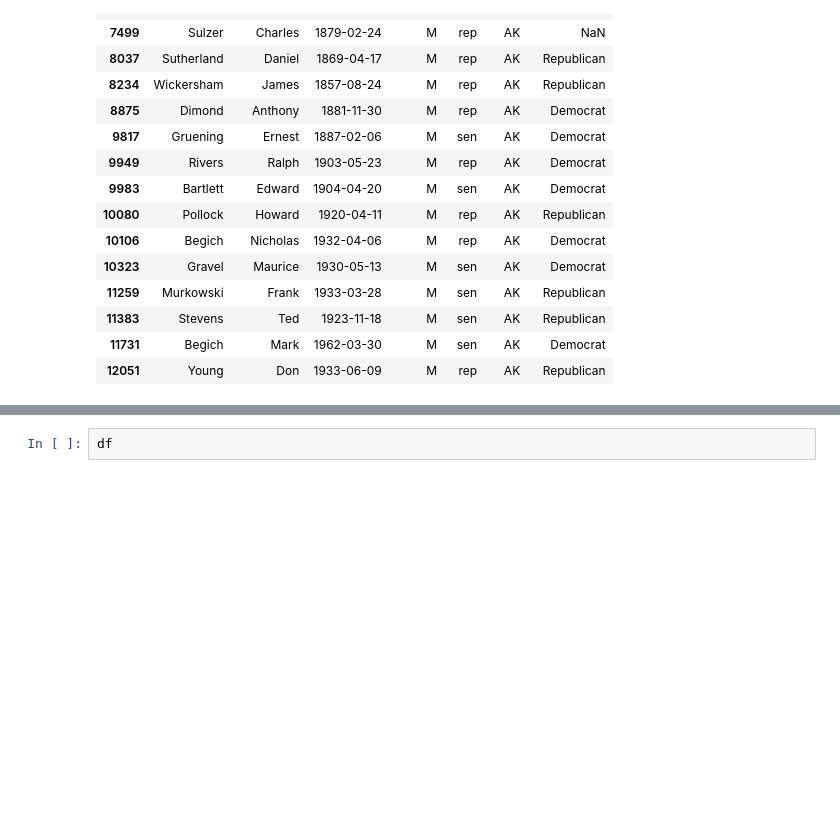
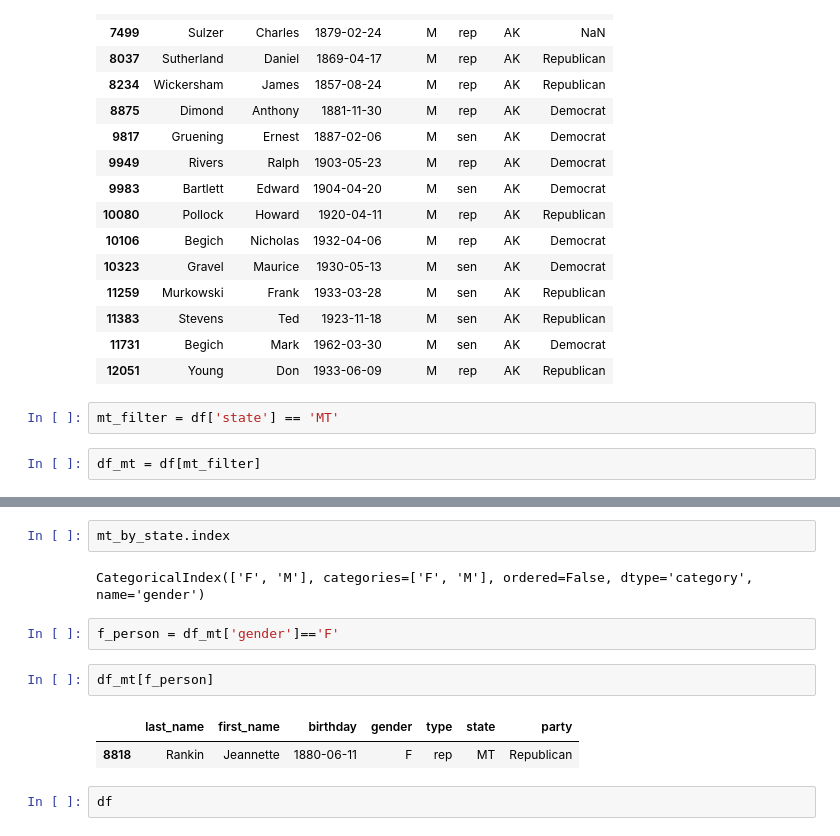
Before and after one commit to sledhead/python_core_test, a Jupyter notebook: pandas_congress.ipynb, the cells around one changed output, grey strips where cells are left out. Drawn from its saved outputs; the diff is of its cells as text; blank space fills up the shorter version.

```diff
--- a/pandas_congress.ipynb
+++ b/pandas_congress.ipynb
@@ -300,3 +300,7 @@ df[ak_filter]
 | 11383 | Stevens | Ted | 1923-11-18 | M | sen | AK | Republican |
 | 11731 | Begich | Mark | 1962-03-30 | M | sen | AK | Democrat |
 | 12051 | Young | Don | 1933-06-09 | M | rep | AK | Republican |
+# %%
+mt_filter = df['state'] == 'MT'
+# %%
+df_mt = df[mt_filter]
@@ -303,3 +316,14 @@ df[ak_filter]
+# %%
+mt_by_state.index
+# %% [output]
+CategoricalIndex(['F', 'M'], categories=['F', 'M'], ordered=False, dtype='category', name='gender')
+# %%
+f_person = df_mt['gender']=='F'
+# %%
+df_mt[f_person]
+# %% [output]
+|  | last_name | first_name | birthday | gender | type | state | party |
+| 8818 | Rankin | Jeannette | 1880-06-11 | F | rep | MT | Republican |
 # %%
 df
 # %% [output]
```
Also changed, not shown: parts of 3 cells of this notebook.
